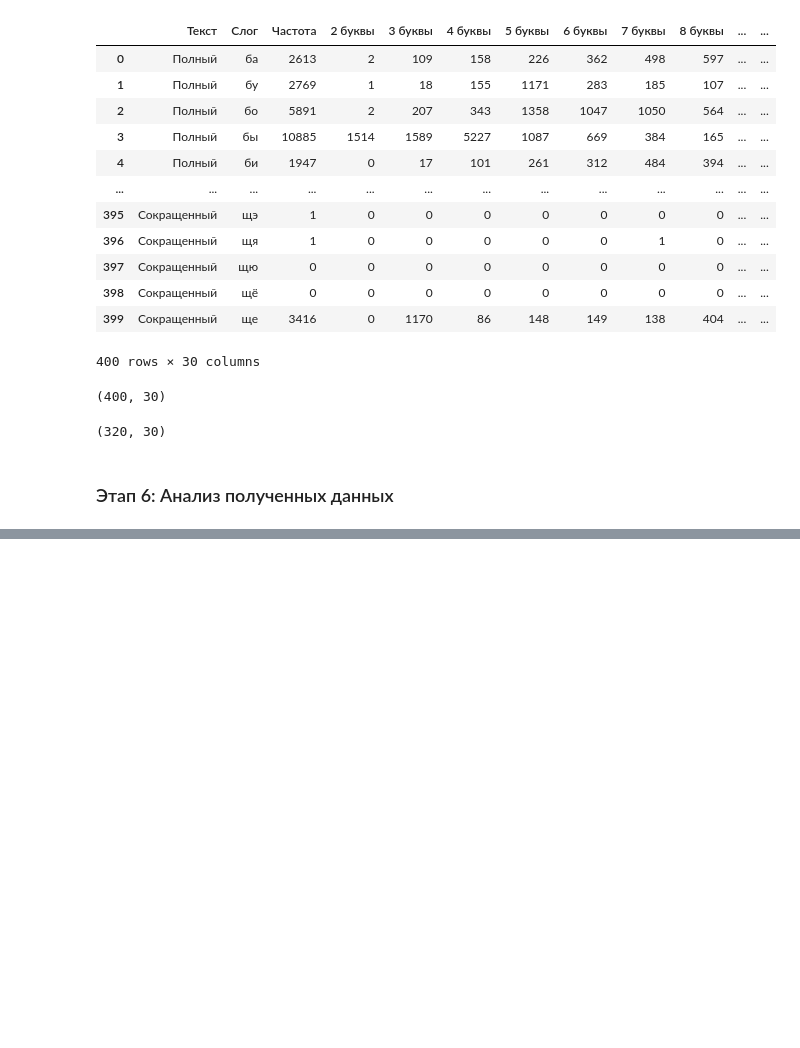
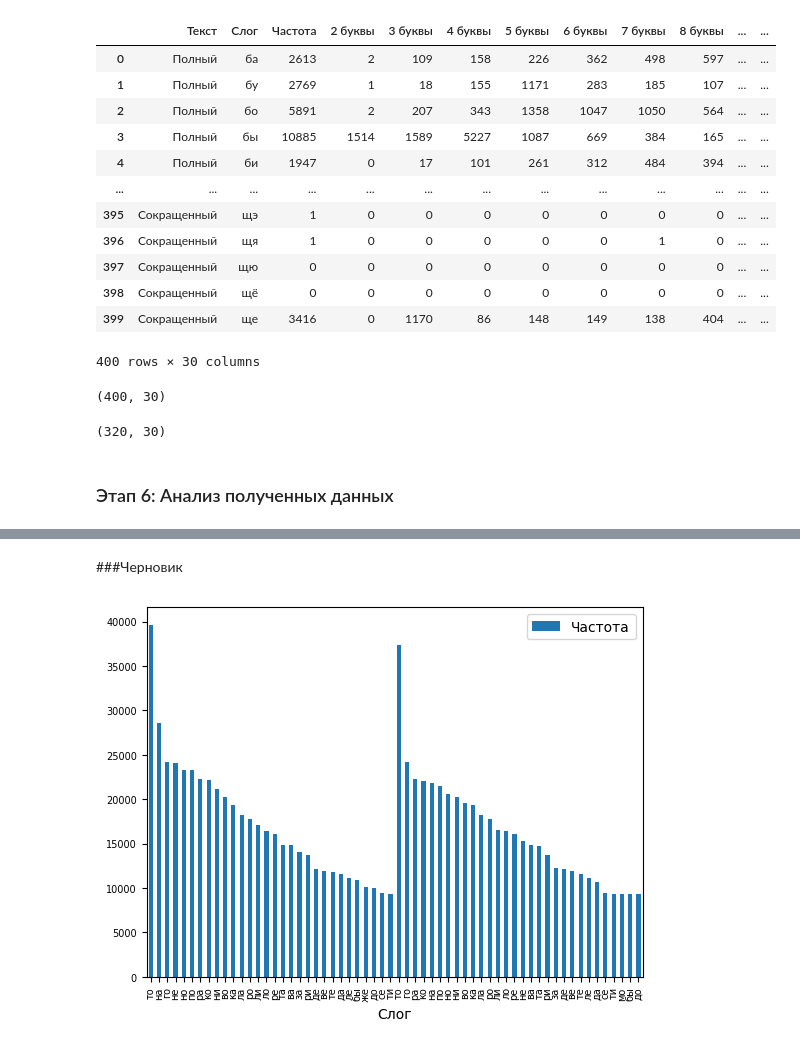
Before and after one commit to averkief/My_Date_Analytics, a Jupyter notebook: Popular_Russian_syllables.ipynb, the cells around one changed output, grey strips where cells are left out. Cells and saved outputs as stored; diff of their text form; code cells hidden in the pictures; blank space fills up the shorter version.

```diff
--- a/Popular_Russian_syllables.ipynb
+++ b/Popular_Russian_syllables.ipynb
@@ -388,0 +415,2 @@ DF_SLOG_work
+# %%
+DF_SLOG_work = DF_SLOG_work.sort_values(['Текст', 'Частота'], ascending=( True, False ))
@@ -388,0 +433,3 @@ DF_SLOG_work
+# %%
+DF_FULL_work = DF_SLOG_work.loc[DF_SLOG_work['Текст'] == 'Полный'].head(30)
+DF_SHORT_work = DF_SLOG_work.loc[DF_SLOG_work['Текст'] == 'Сокращенный'].head(30)
@@ -388,0 +447,3 @@ DF_SLOG_work
+# %%
+# DF_SLOG_Analysis = pd.concat([DF_FULL_work, DF_SHORT_work]).reset_index(drop=True) # Объединяем датафреймы и сбрасываем индексы
+DF_SLOG_Analysis = pd.concat([DF_FULL_work, DF_SHORT_work])
@@ -389,2 +555,8 @@ DF_SLOG_work
+# %% [markdown]
+###Черновик
+# %%
+DF_SLOG_Analysis.plot(x='Слог', y='Частота', kind="bar", rot=90, fontsize=7);
+# %% [output]
+[figure, added]
 # %%
 DF_SLOG_work.groupby('Слог')['Частота'].mean()
```
Also changed, not shown: parts of 22 cells of this notebook.
